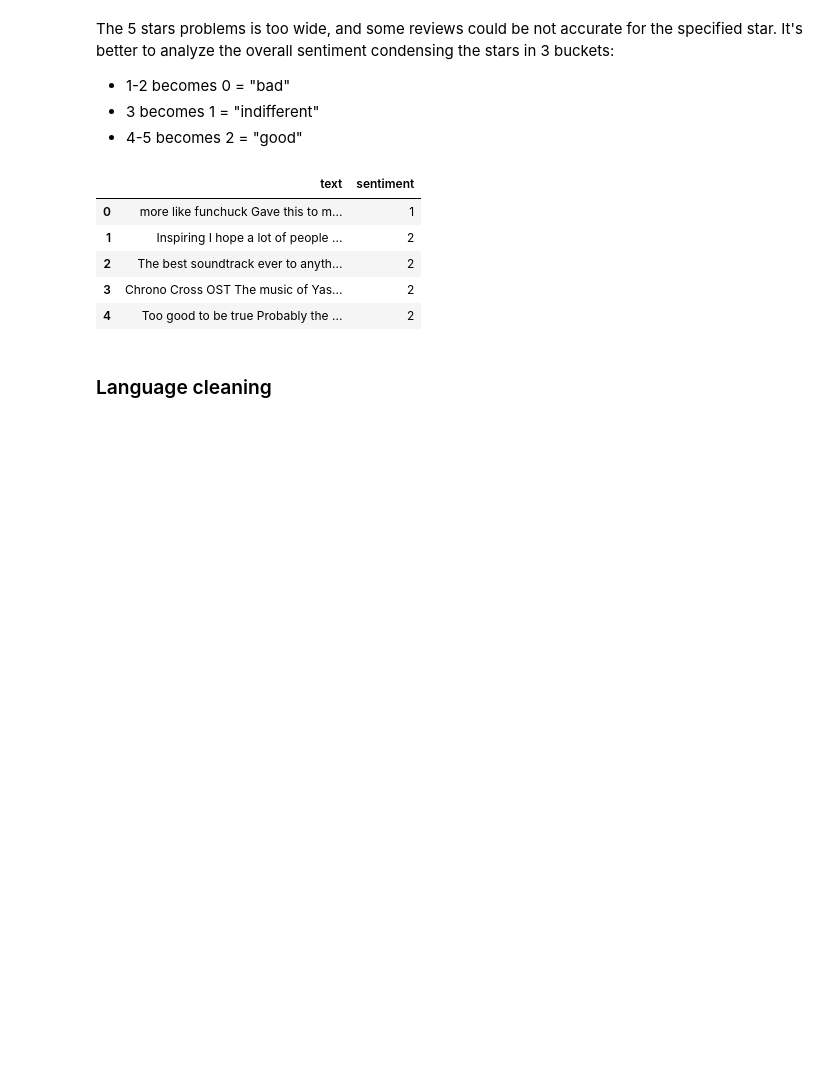
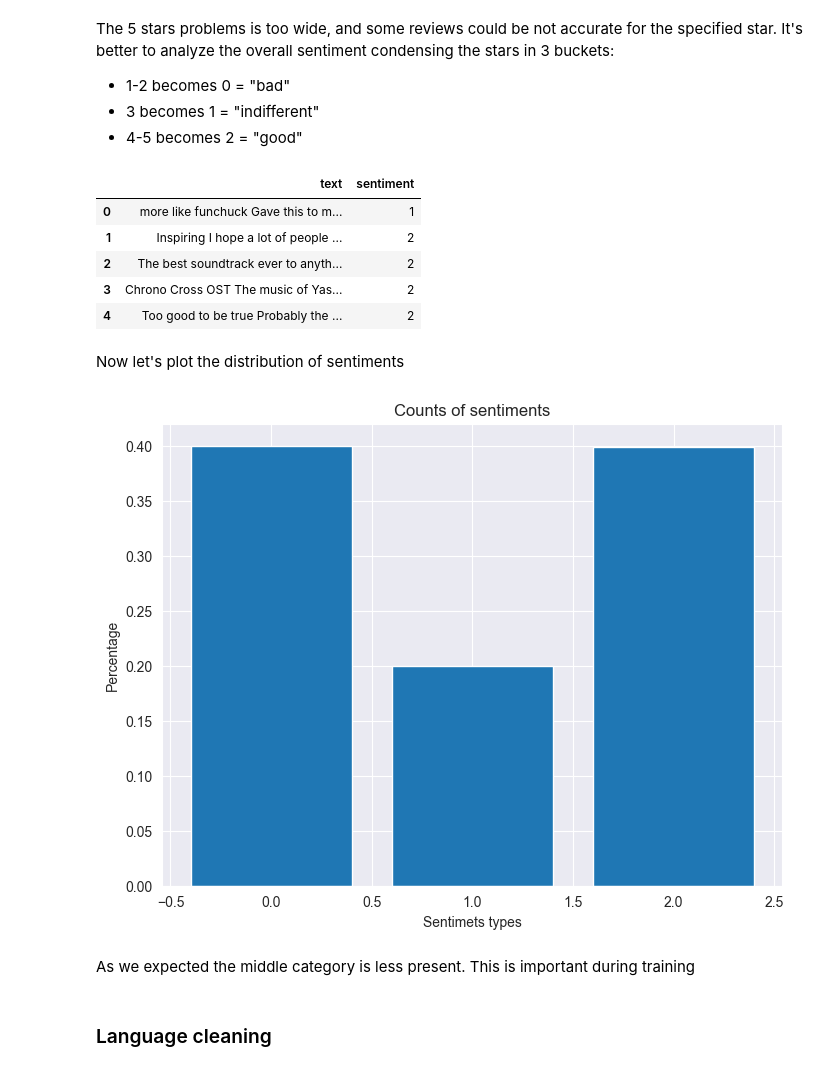
Before and after one commit to Lorenzo-Gardini/TextMining, a Jupyter notebook: project_notebook.ipynb, the cells around one changed output. Saved outputs shown, nothing was run; the diff lists cells and outputs as text; code cells hidden in the pictures; blank space fills up the shorter version.

```diff
--- a/project_notebook.ipynb
+++ b/project_notebook.ipynb
@@ -454,6 +639,24 @@ dataset.head()
 | 2 | The best soundtrack ever to anyth... | 2 |
 | 3 | Chrono Cross OST The music of Yas... | 2 |
 | 4 | Too good to be true Probably the ... | 2 |
+# %% [markdown]
+Now let's plot the distribution of sentiments
+# %%
+sentiment_density = dataset['sentiment'].value_counts(normalize=True)
+plt.figure(figsize=(8, 6))  # Optional: Adjust the figure size
+plt.bar(sentiment_density.index, sentiment_density.values)
+
+# Add labels and title
+plt.xlabel('Sentimets types')
+plt.ylabel('Percentage')
+plt.title('Counts of sentiments')
+
+# Show the plot
+plt.show()
+# %% [output]
+[figure, added]
+# %% [markdown]
+As we expected the middle category is less present. This is important during training
 # %% [markdown]
 ### Language cleaning
 # %% [markdown]
```
Also changed, not shown: parts of 68 cells of this notebook, 1 other file.
